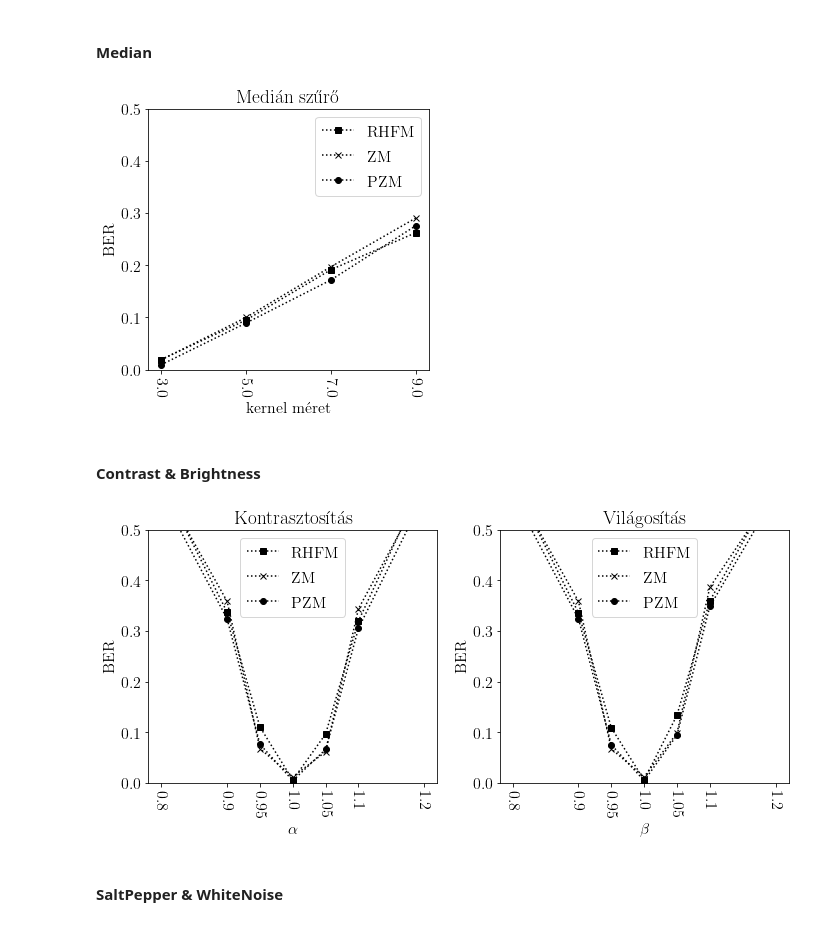
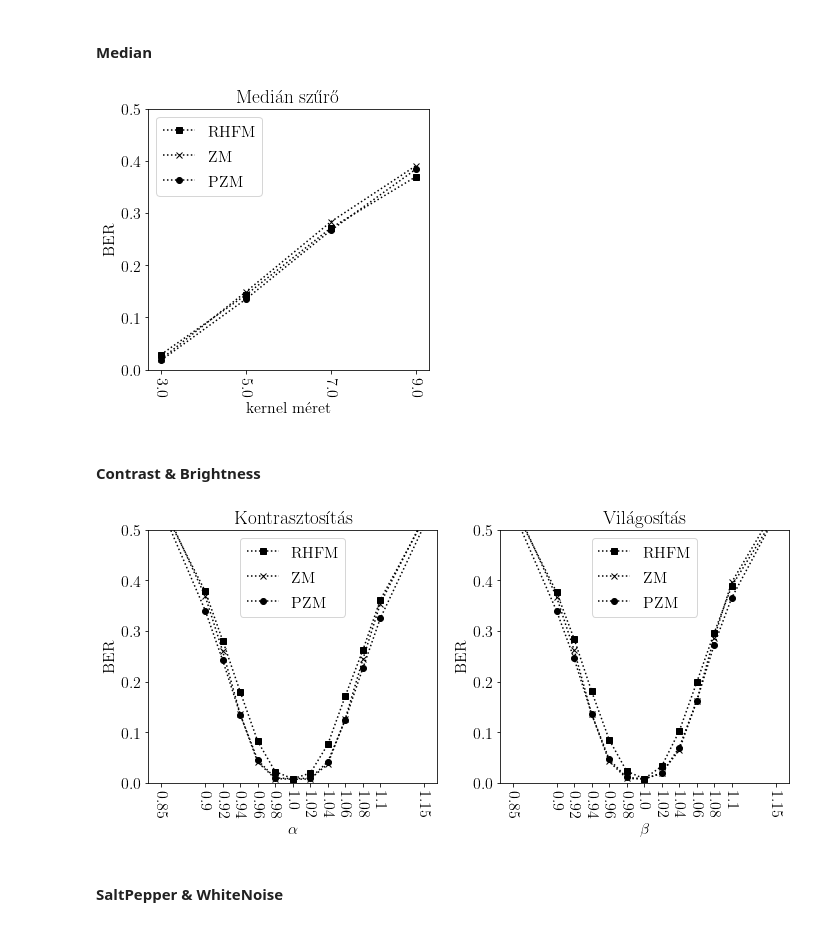
Before and after one commit to gkrupp/watermarking, a Jupyter notebook: plotgen/transforms/geometry.ipynb, the cells around one changed output. Drawn from its saved outputs; the diff is of its cells as text; code cells hidden in the pictures.

```diff
--- a/plotgen/transforms/geometry.ipynb
+++ b/plotgen/transforms/geometry.ipynb
@@ -210,29 +149,29 @@ plt.show()
 # %%
 fig, axes = plt.subplots(1,1, figsize=(5,5))
 
-xs, ys_rhfm, ys_zm, ys_pzm = extraxt(list(filter(lambda name:name.startswith('Median'),rhfm.columns)))
+xs, ys_rhfm, ys_zm, ys_pzm = extraxt(list(filter(lambda name:name.startswith('Median/'),rhfm.columns)))
 plot_field(plt, axes, 'Medián szűrő', 'kernel méret', 'BER', (0,0.5))
 
 plt.tight_layout()
 plt.savefig('bs_median.png', dpi=300)
 plt.show()
 # %% [output]
-[figure, old version]
+[figure, new version]
 # %% [markdown]
 #### Contrast & Brightness
 # %%
 fig, axes = plt.subplots(1,2, figsize=(10,5))
 
-xs, ys_rhfm, ys_zm, ys_pzm = extraxt(list(filter(lambda name:name.startswith('Contrast'),rhfm.columns)))
+xs, ys_rhfm, ys_zm, ys_pzm = extraxt(list(filter(lambda name:name.startswith('Contrast/'),rhfm.columns)))
 plot_field(plt, axes[0], 'Kontrasztosítás', '$\\alpha$', 'BER', (0,0.5))
-xs, ys_rhfm, ys_zm, ys_pzm = extraxt(list(filter(lambda name:name.startswith('Brightness'),rhfm.columns)))
+xs, ys_rhfm, ys_zm, ys_pzm = extraxt(list(filter(lambda name:name.startswith('Brightness/'),rhfm.columns)))
 plot_field(plt, axes[1], 'Világosítás', '$\\beta$', 'BER', (0,0.5))
 
 plt.tight_layout()
 plt.savefig('bs_enhance.png', dpi=300)
 plt.show()
 # %% [output]
-[figure, old version]
+[figure, new version]
 # %% [markdown]
 #### SaltPepper & WhiteNoise
 # %%
```
Also changed, not shown: parts of 17 cells of this notebook, 31 other files.
